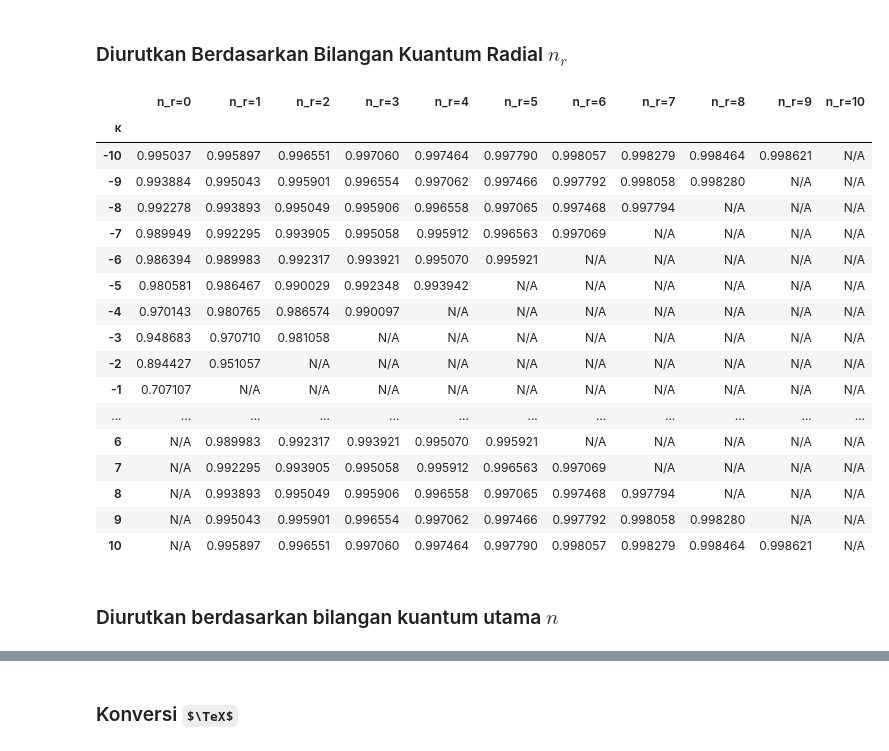
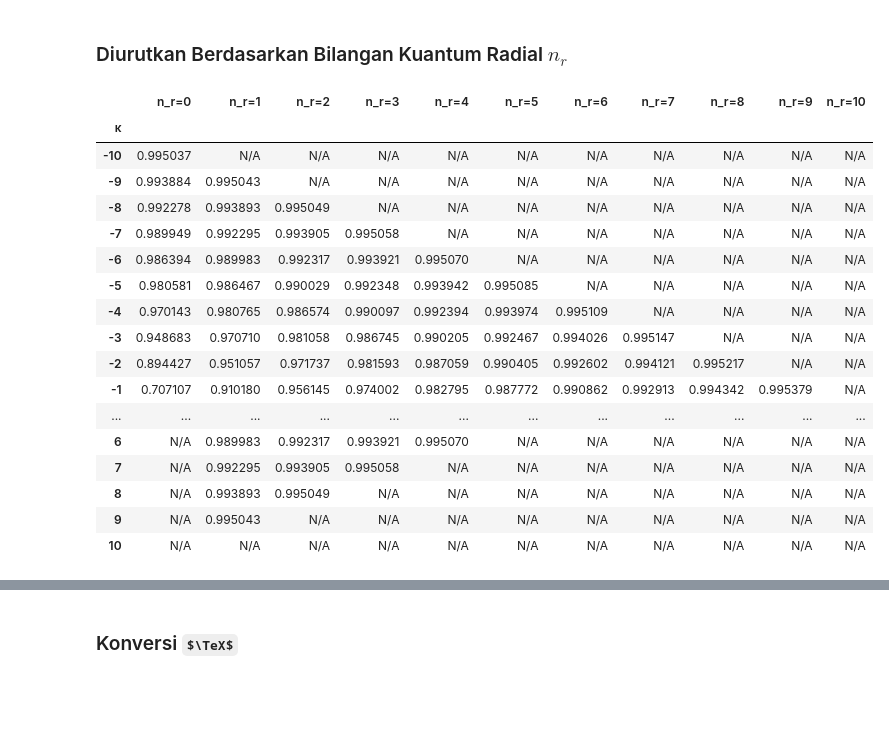
Before and after one commit to oszavla/Dirac-Schwarz, a Jupyter notebook: Persamaan_Dirac_dalam_Ruangwaktu_Datar.ipynb, the cells around one changed output, grey strips where cells are left out. Drawn from its saved outputs; the diff is of its cells as text; code cells hidden in the pictures; some formulas as TeX source; blank space fills up the shorter version.

```diff
--- a/Persamaan_Dirac_dalam_Ruangwaktu_Datar.ipynb
+++ b/Persamaan_Dirac_dalam_Ruangwaktu_Datar.ipynb
@@ -25,57 +96,60 @@ from IPython.display import display
 alpha_prime = 1
 kappas =  [-10, -9, -8, -7, -6, -5, -4, -3, -2, -1, 1, 2, 3, 4, 5, 6, 7, 8, 9, 10]
 N_r_values = [0, 1, 2, 3, 4, 5, 6, 7, 8, 9, 10]
-
+#kappas = [ -5, -4, -3, -2, -1, 1, 2, 3, 4, 5]
+#N_r_values = [0, 1, 2, 3, 4, 5]
 # Create a dictionary to store epsilon values
 epsilon_data = {}
-
+# allowed maximum principal quantum number n
+N_MAX = abs(max(kappas))
 for k in kappas:
     epsilon_data[k] = []
     for n_r in N_r_values:
     # --- PHYSICAL SELECTION RULES ---
-      if n_r >= abs(k):
-          # Rule 1: Cannot have negative radial nodes (n >= |k|)
+      # principal quantum number
+      n = n_r + abs(k)
+
+      # Rule 1: maximum principal quantum number
+      if n > N_MAX:
           epsilon = np.nan
       elif n_r == 0 and k > 0:
           # Rule 2: For n_r = 0, kappa MUST be negative (aligned spin)
           epsilon = np.nan
       else:
           gamma_arg = k**2 + alpha_prime**2
           if gamma_arg < 0:
                 epsilon = np.nan
           else:
                 gamma = np.sqrt(gamma_arg)
                 denominator = n_r + gamma
                 term = 1 - (alpha_prime / denominator)**2
                 epsilon = np.sqrt(term)
 
       epsilon_data[k].append(epsilon)
 
 # Create DataFrame
 df_epsilon = pd.DataFrame.from_dict(epsilon_data, orient='index', columns=[f'n_r={n_r}' for n_r in N_r_values])
 df_epsilon.index.name = 'κ'
 
 # Display the table with formatting
 
 display(df_epsilon.style.format("{:.6f}", na_rep="N/A").background_gradient(cmap='viridis', axis=None))
 # %% [output]
 |  | n_r=0 | n_r=1 | n_r=2 | n_r=3 | n_r=4 | n_r=5 | n_r=6 | n_r=7 | n_r=8 | n_r=9 | n_r=10 |
 | κ |  |  |  |  |  |  |  |  |  |  |  |
-| -10 | 0.995037 | 0.995897 | 0.996551 | 0.997060 | 0.997464 | 0.997790 | 0.998057 | 0.998279 | 0.998464 | 0.998621 | N/A |
-| -9 | 0.993884 | 0.995043 | 0.995901 | 0.996554 | 0.997062 | 0.997466 | 0.997792 | 0.998058 | 0.998280 | N/A | N/A |
-| -8 | 0.992278 | 0.993893 | 0.995049 | 0.995906 | 0.996558 | 0.997065 | 0.997468 | 0.997794 | N/A | N/A | N/A |
-| -7 | 0.989949 | 0.992295 | 0.993905 | 0.995058 | 0.995912 | 0.996563 | 0.997069 | N/A | N/A | N/A | N/A |
-| -6 | 0.986394 | 0.989983 | 0.992317 | 0.993921 | 0.995070 | 0.995921 | N/A | N/A | N/A | N/A | N/A |
-| -5 | 0.980581 | 0.986467 | 0.990029 | 0.992348 | 0.993942 | N/A | N/A | N/A | N/A | N/A | N/A |
-| -4 | 0.970143 | 0.980765 | 0.986574 | 0.990097 | N/A | N/A | N/A | N/A | N/A | N/A | N/A |
-| -3 | 0.948683 | 0.970710 | 0.981058 | N/A | N/A | N/A | N/A | N/A | N/A | N/A | N/A |
-| -2 | 0.894427 | 0.951057 | N/A | N/A | N/A | N/A | N/A | N/A | N/A | N/A | N/A |
-| -1 | 0.707107 | N/A | N/A | N/A | N/A | N/A | N/A | N/A | N/A | N/A | N/A |
+| -10 | 0.995037 | N/A | N/A | N/A | N/A | N/A | N/A | N/A | N/A | N/A | N/A |
+| -9 | 0.993884 | 0.995043 | N/A | N/A | N/A | N/A | N/A | N/A | N/A | N/A | N/A |
+| -8 | 0.992278 | 0.993893 | 0.995049 | N/A | N/A | N/A | N/A | N/A | N/A | N/A | N/A |
+| -7 | 0.989949 | 0.992295 | 0.993905 | 0.995058 | N/A | N/A | N/A | N/A | N/A | N/A | N/A |
+| -6 | 0.986394 | 0.989983 | 0.992317 | 0.993921 | 0.995070 | N/A | N/A | N/A | N/A | N/A | N/A |
+| -5 | 0.980581 | 0.986467 | 0.990029 | 0.992348 | 0.993942 | 0.995085 | N/A | N/A | N/A | N/A | N/A |
+| -4 | 0.970143 | 0.980765 | 0.986574 | 0.990097 | 0.992394 | 0.993974 | 0.995109 | N/A | N/A | N/A | N/A |
+| -3 | 0.948683 | 0.970710 | 0.981058 | 0.986745 | 0.990205 | 0.992467 | 0.994026 | 0.995147 | N/A | N/A | N/A |
+| -2 | 0.894427 | 0.951057 | 0.971737 | 0.981593 | 0.987059 | 0.990405 | 0.992602 | 0.994121 | 0.995217 | N/A | N/A |
+| -1 | 0.707107 | 0.910180 | 0.956145 | 0.974002 | 0.982795 | 0.987772 | 0.990862 | 0.992913 | 0.994342 | 0.995379 | N/A |
 | ... | ... | ... | ... | ... | ... | ... | ... | ... | ... | ... | ... |
-| 6 | N/A | 0.989983 | 0.992317 | 0.993921 | 0.995070 | 0.995921 | N/A | N/A | N/A | N/A | N/A |
-| 7 | N/A | 0.992295 | 0.993905 | 0.995058 | 0.995912 | 0.996563 | 0.997069 | N/A | N/A | N/A | N/A |
-| 8 | N/A | 0.993893 | 0.995049 | 0.995906 | 0.996558 | 0.997065 | 0.997468 | 0.997794 | N/A | N/A | N/A |
-| 9 | N/A | 0.995043 | 0.995901 | 0.996554 | 0.997062 | 0.997466 | 0.997792 | 0.998058 | 0.998280 | N/A | N/A |
-| 10 | N/A | 0.995897 | 0.996551 | 0.997060 | 0.997464 | 0.997790 | 0.998057 | 0.998279 | 0.998464 | 0.998621 | N/A |
+| 6 | N/A | 0.989983 | 0.992317 | 0.993921 | 0.995070 | N/A | N/A | N/A | N/A | N/A | N/A |
+| 7 | N/A | 0.992295 | 0.993905 | 0.995058 | N/A | N/A | N/A | N/A | N/A | N/A | N/A |
+| 8 | N/A | 0.993893 | 0.995049 | N/A | N/A | N/A | N/A | N/A | N/A | N/A | N/A |
+| 9 | N/A | 0.995043 | N/A | N/A | N/A | N/A | N/A | N/A | N/A | N/A | N/A |
+| 10 | N/A | N/A | N/A | N/A | N/A | N/A | N/A | N/A | N/A | N/A | N/A |
-# %% [markdown]
-### Diurutkan berdasarkan bilangan kuantum utama $n$
```
Also changed, not shown: parts of 18 cells of this notebook.
